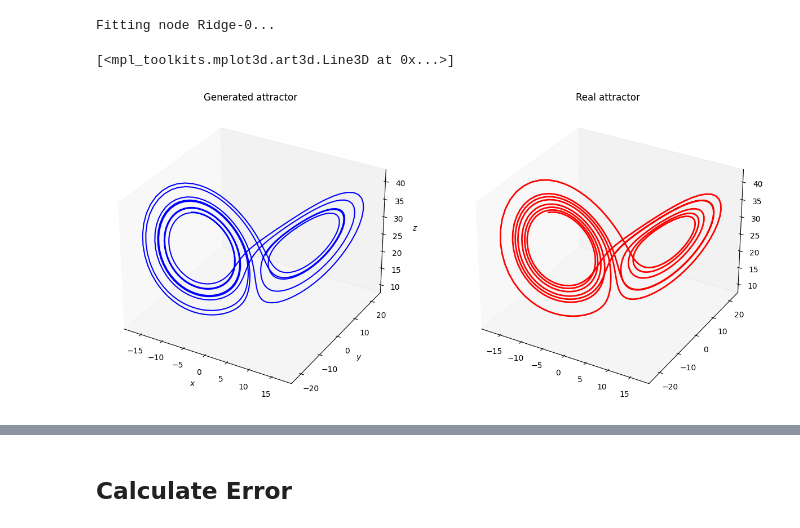
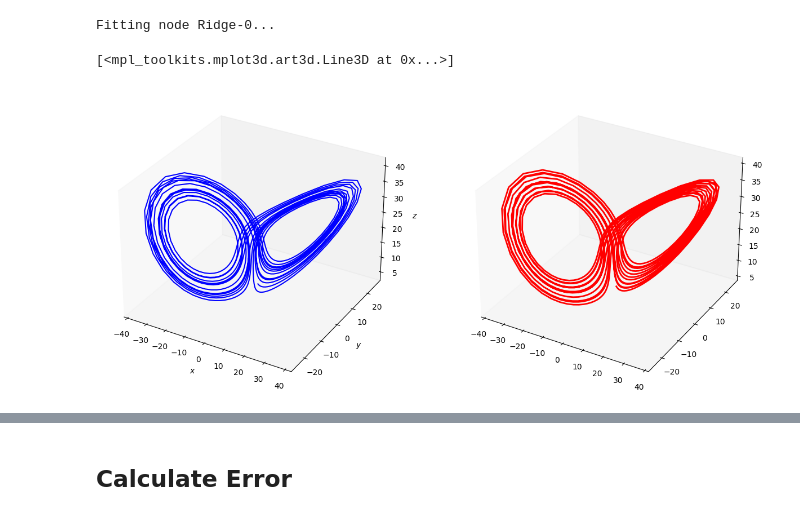
Before and after one commit to Rhyme0730/ML-on-predicting-chaotic-systems, a Jupyter notebook: Predicting Hyperchaotic System (Ongoing)/Lorenz_n_extension/Experiments/NGRC.ipynb, the cells around one changed output, grey strips where cells are left out. Saved outputs shown, nothing was run; the diff lists cells and outputs as text; code cells hidden in the pictures.

```diff
--- a/Predicting Hyperchaotic System (Ongoing)/Lorenz_n_extension/Experiments/NGRC.ipynb
+++ b/Predicting Hyperchaotic System (Ongoing)/Lorenz_n_extension/Experiments/NGRC.ipynb
@@ -30,9 +34,10 @@ data_Qi = data_Qi.astype('float32')
 # %%
-X = data_Lorenz  ## Change data input here
+# X = data_noise_Lorenz  ## Change data input here
+X = data_Qi
 # X = 2 * (X - X.min()) / (X.max() - X.min()) - 1
 total_steps = len(X)
-warm_steps = round(0.05*total_steps)
-train_steps = round(0.75*total_steps)
+warm_steps = round(0.30*total_steps)
+train_steps = round(0.50*total_steps)
 test_steps = round(0.20*total_steps)
 # %% [markdown]
 ## Train NGRC Model
@@ -47,8 +52,12 @@ model
 # %% [output]
 'Model-0': Model('NVAR-0', 'Ridge-0')
 # %%
-Xi  = X[:train_steps+warm_steps-1]
-dXi = X[1:train_steps+warm_steps] - X[:train_steps+warm_steps-1]
+pred_steps = 1
+# Xi  = X[:train_steps+warm_steps-1]
+# dXi = X[1:train_steps+warm_steps] - X[:train_steps+warm_steps-1]
+
+Xi  = X[:train_steps+warm_steps-pred_steps]
+dXi = X[pred_steps:train_steps+warm_steps] - X[:train_steps+warm_steps-pred_steps]
 
 model = model.fit(Xi, dXi, warmup=warm_steps)
 # %% [output]
@@ -63,26 +72,18 @@ for i in range(test_steps):
 # %%
 N = test_steps
 Y = X[warm_steps+train_steps:]
 
 fig = plt.figure(figsize=(15, 10))
 ax  = fig.add_subplot(121, projection='3d')
-ax.set_title("Generated attractor")
 ax.set_xlabel("$x$")
 ax.set_ylabel("$y$")
 ax.set_zlabel("$z$")
 ax.grid(False)
-
-# for i in range(N-1):
-#     ax.plot(res[i:i+2, 0], res[i:i+2, 1], res[i:i+2, 2], color=plt.cm.magma(255*i//N), lw=1.0)
 ax.plot(res[:, 0], res[:, 1], res[:, 2], color='b')
 
 ax2 = fig.add_subplot(122, projection='3d')
-ax2.set_title("Real attractor")
 ax2.grid(False)
-
-# for i in range(N-1):
-#     ax2.plot(Y[i:i+2, 0], Y[i:i+2, 1], Y[i:i+2, 2], color=plt.cm.magma(255*i//N), lw=1.0)
 ax2.plot(Y[:, 0], Y[:, 1], Y[:, 2], color='r', lw=2.0)
 # %% [output]
 [<mpl_toolkits.mplot3d.art3d.Line3D at 0x...>]
-[figure, old version]
+[figure, new version]
```
Also changed, not shown: parts of 4 cells of this notebook, 33 other files.
